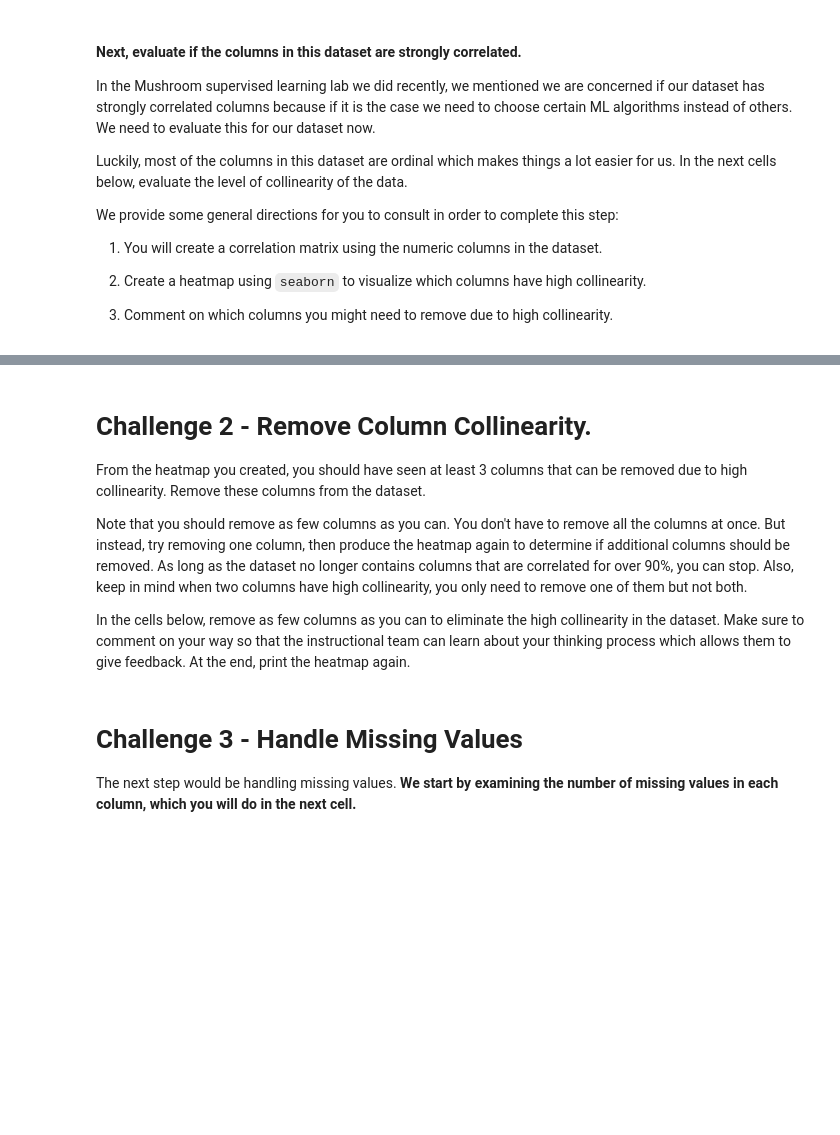
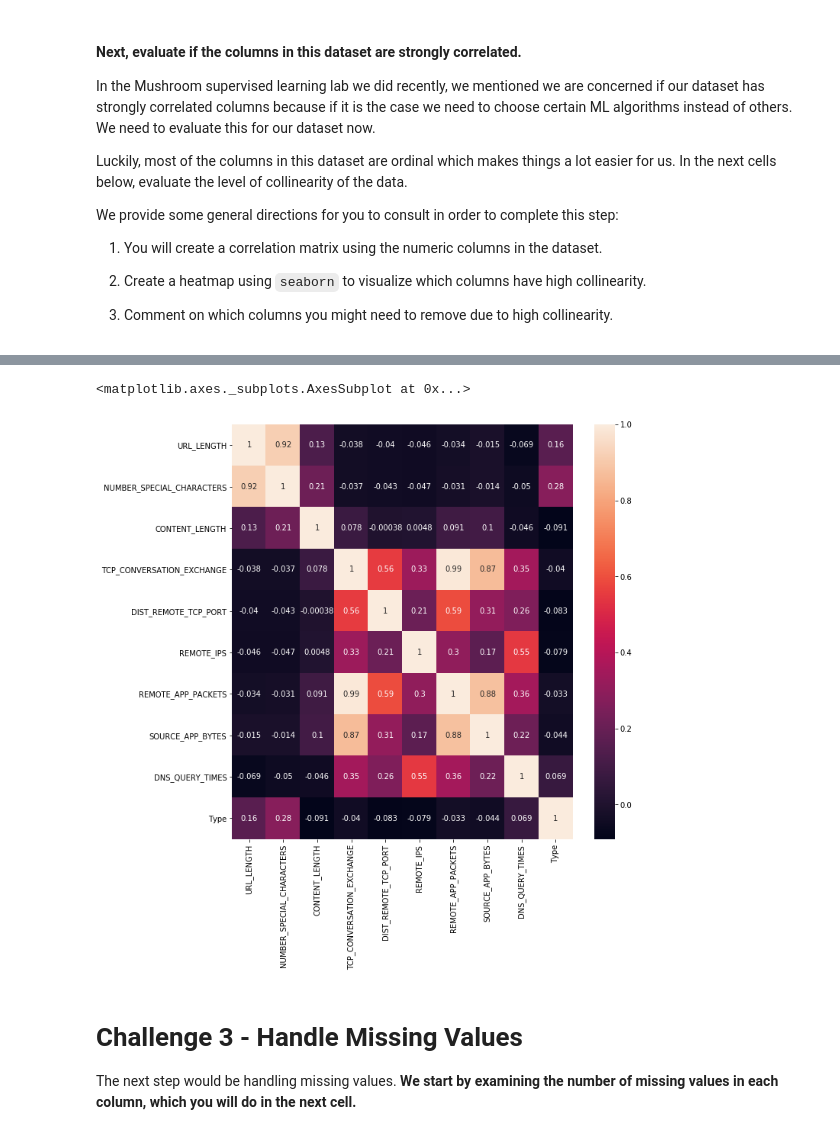
Before and after one commit to ironhack-datalabs/datamad0120, a Jupyter notebook: module-3/lab-supervised-learning/your-code/main.ipynb, the cells around one changed output, grey strips where cells are left out. Cells and saved outputs as stored; diff of their text form; code cells hidden in the pictures; blank space fills up the shorter version.

Commit message:
Saving Challenges 2 and 3

```diff
--- a/module-3/lab-supervised-learning/your-code/main.ipynb
+++ b/module-3/lab-supervised-learning/your-code/main.ipynb
@@ -96,0 +108,4 @@ sns.heatmap(corr)
+# %%
+# Your code here
+websites1 = websites.drop(columns=['APP_BYTES', 'REMOTE_APP_BYTES', 'APP_PACKETS', 'SOURCE_APP_PACKETS'])
+websites1.head()
@@ -97,10 +119,2 @@ sns.heatmap(corr)
 # %%
 # Your comment here
-# %% [markdown]
-# Challenge 2 - Remove Column Collinearity.
-
-From the heatmap you created, you should have seen at least 3 columns that can be removed due to high collinearity. Remove these columns from the dataset.
-
-Note that you should remove as few columns as you can. You don't have to remove all the columns at once. But instead, try removing one column, then produce the heatmap again to determine if additional columns should be removed. As long as the dataset no longer contains columns that are correlated for over 90%, you can stop. Also, keep in mind when two columns have high collinearity, you only need to remove one of them but not both.
-
-In the cells below, remove as few columns as you can to eliminate the high collinearity in the dataset. Make sure to comment on your way so that the instructional team can learn about your thinking process which allows them to give feedback. At the end, print the heatmap again.
@@ -113,3 +121,11 @@ In the cells below, remove as few columns as you can to eliminate the high colli
+# %%
+# Print heatmap again
+corr = websites1.corr()
+plt.figure(figsize=(10,10))
+sns.heatmap(corr, annot=True)
+# %% [output]
+<matplotlib.axes._subplots.AxesSubplot at 0x...>
+[figure, added]
 # %% [markdown]
 # Challenge 3 - Handle Missing Values
 
```
Also changed, not shown: parts of 9 cells of this notebook.
